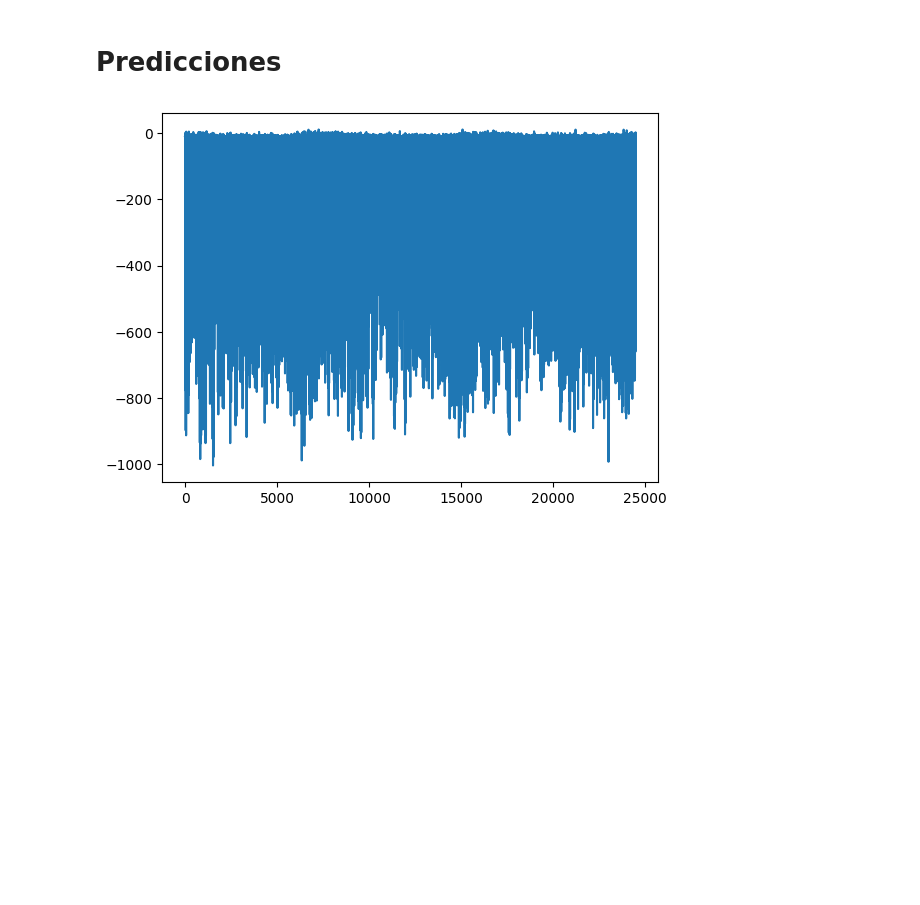
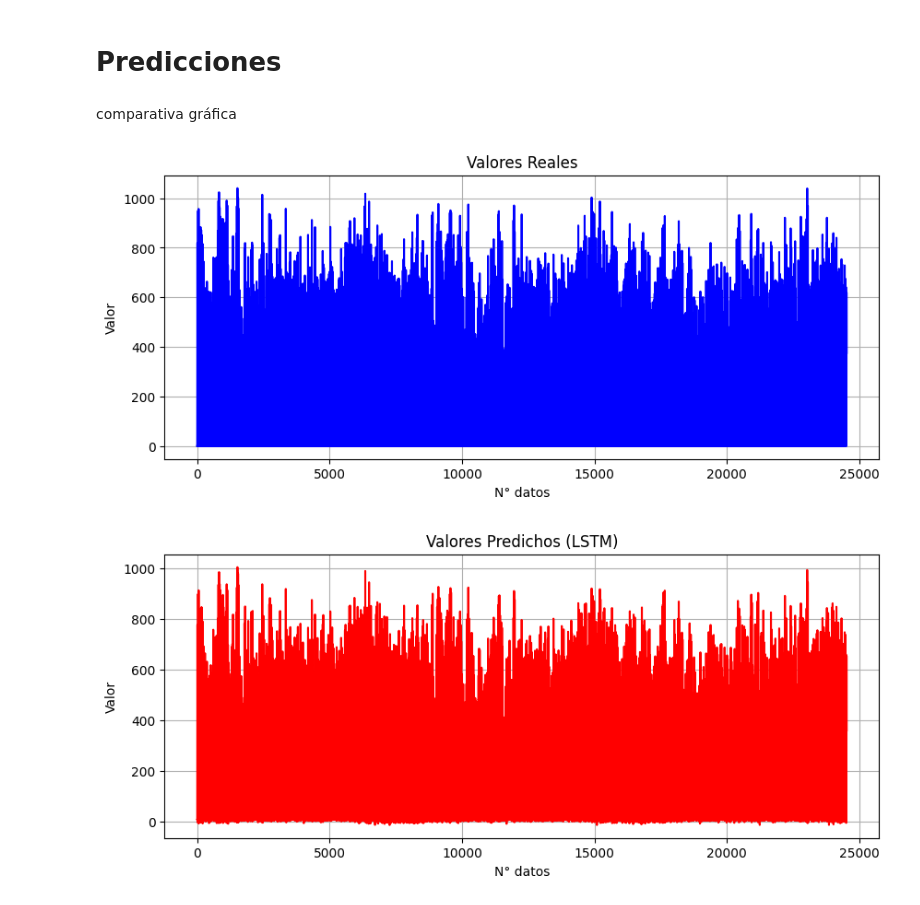
Before and after one commit to Juan-Olarte/lstm-renewable-olarte, a Jupyter notebook: forecasting_curso.ipynb, the cells around one changed output. Drawn from its saved outputs; the diff is of its cells as text; code cells hidden in the pictures; blank space fills up the shorter version.

```diff
--- a/forecasting_curso.ipynb
+++ b/forecasting_curso.ipynb
@@ -302,3 +304,7 @@ plt.grid()
 plt.show()
 # %% [output]
 [figure]
+# %%
+df3 = df3.reset_index()
+df3 = df3.drop(columns=['index'])
+df3
@@ -583,11 +603,29 @@ def prediccion(x, model, scaler):
   return y_pred.flatten()
 # %%
 y_ts_pred = prediccion(X_train_s, model, scaler)
-# %%
-  N = len(y_ts_pred)
-  ndato = np.linspace(1,N,N)
-
-  errores = Y_train_s.flatten() - y_ts_pred.flatten()
-  plt.plot(errores);
-# %% [output]
-[figure, removed]
+# %% [markdown]
+comparativa gráfica
+# %%
+N = len(y_ts_pred)
+ndato = np.linspace(1,N,N)
+
+# Plot 1: Real Values
+plt.figure(figsize=(10,4))
+plt.plot(Y_train.flatten(), label='Real', color='blue')
+plt.title('Valores Reales')
+plt.xlabel('N° datos')
+plt.ylabel('Valor')
+plt.grid(True)
+plt.show()
+
+# Plot 2: LSTM Predictions
+plt.figure(figsize=(10,4))
+plt.plot(y_ts_pred, label='LSTM', color='red')
+plt.title('Valores Predichos (LSTM)')
+plt.xlabel('N° datos')
+plt.ylabel('Valor')
+plt.grid(True)
+plt.show()
+# %% [output]
+[figure, added]
+[figure, added]
```
Also changed, not shown: parts of 2 cells of this notebook.
